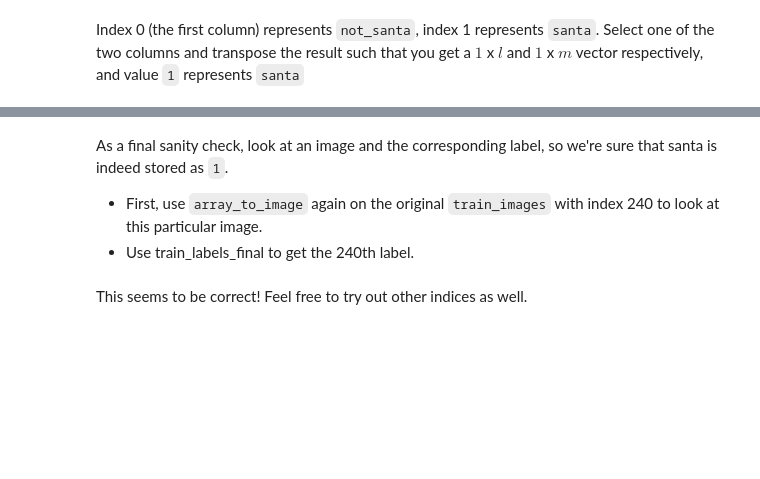
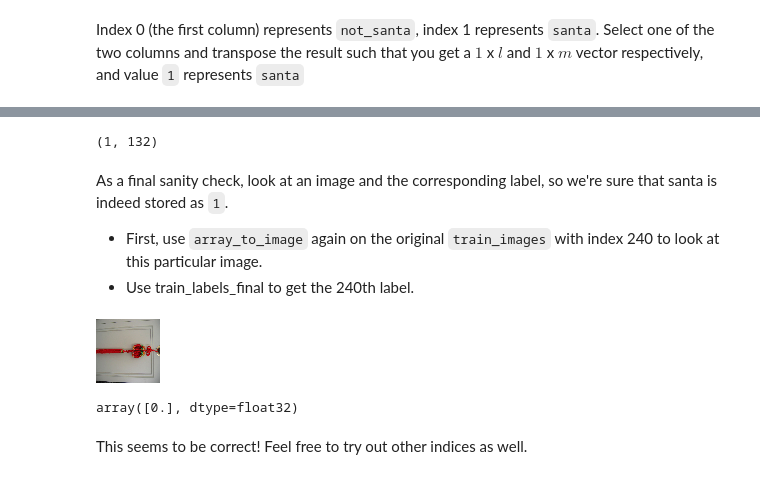
Before and after one commit to learn-co-curriculum/dsc-introduction-to-neural-networks-lab, a Jupyter notebook: index.ipynb, the cells around one changed output, grey strips where cells are left out. Saved outputs shown, nothing was run; the diff lists cells and outputs as text; code cells hidden in the pictures; blank space fills up the shorter version.

```diff
--- a/index.ipynb
+++ b/index.ipynb
@@ -105,5 +206,10 @@ test_labels_final = #Your code here; same as above but for the test labels.
 # %%
 np.shape(test_labels_final) #Run this block of code; no need to edit
+# %%
+# __SOLUTION__
+np.shape(test_labels_final)
+# %% [output]
+(1, 132)
 # %% [markdown]
 As a final sanity check, look at an image and the corresponding label, so we're sure that santa is indeed stored as `1`.
 
@@ -111,8 +217,18 @@ As a final sanity check, look at an image and the corresponding label, so we're
 - Use train_labels_final to get the 240th label.
 # %%
 #Your code here; preview train images 240
+# %%
+# __SOLUTION__
+array_to_img(train_images[240])
+# %% [output]
+[figure, added]
 # %%
 #Your code here; preview train labels 240
+# %%
+# __SOLUTION__
+train_labels_final[:,240]
+# %% [output]
+array([0.], dtype=float32)
 # %% [markdown]
 This seems to be correct! Feel free to try out other indices as well.
 # %% [markdown]
```
Also changed, not shown: parts of 28 cells of this notebook, 4 other files.
